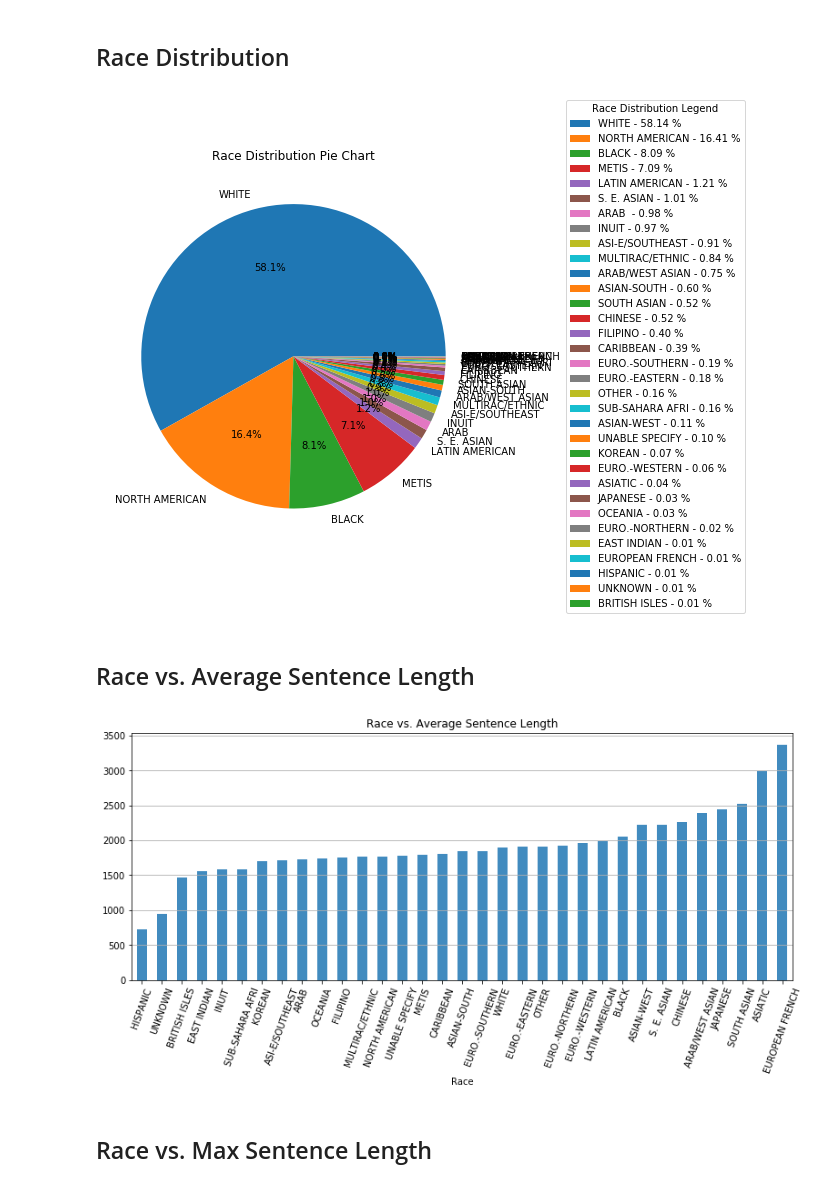
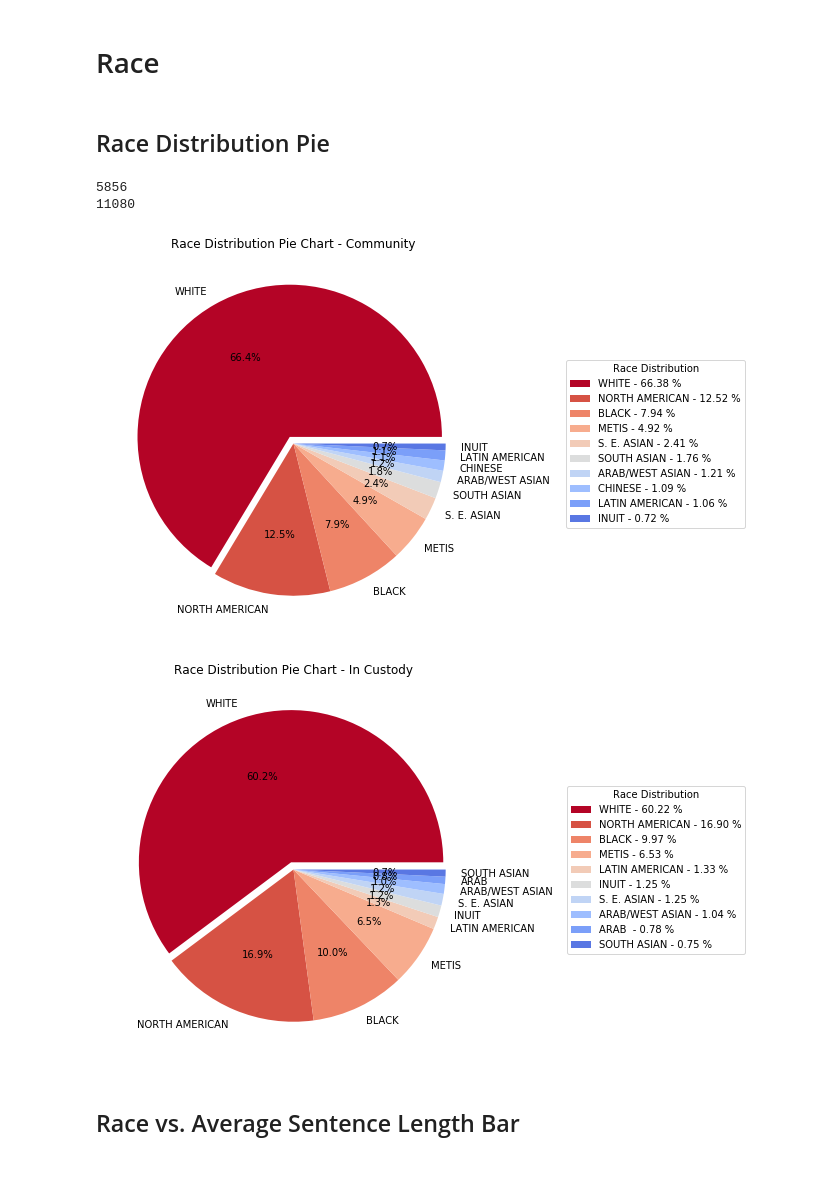
Before and after one commit to jdkipfer/CP321-Project, a Jupyter notebook: Race.ipynb, the cells around one changed output. Saved outputs shown, nothing was run; the diff lists cells and outputs as text; code cells hidden in the pictures.

Commit message:
graphs

```diff
--- a/Race.ipynb
+++ b/Race.ipynb
@@ -3,4 +3,4 @@ import pandas as pd
 import matplotlib.pyplot as plt
 import numpy as np
 # from scipy.stats import binned_statistic
-df_1718 = pd.read_csv('data/2017-2018.csv',sep=',')
+df = pd.read_csv('data/2013-2014.csv',sep=',')
@@ -32,44 +23,44 @@ df_1718 = preprocess(df_1718)
+# %%
+def pie_preprocess(df, should_filter, group_column):
+    df = df[df['Sentence Type']=='DETERMINATE']
+    df = df[group_column].value_counts(sort=True, ascending=False)[:10]
+    x = df.index
+    y = df.values
+    return x, y
 # %%
-def make_pie(x,y):
-    # theme = plt.get_cmap('coolwarm')
-#     explode = (0.05,0,0,0,0,0,0,0,0,0,0,0,0,0,0,0,0,0,0,0)
+def make_pie(x,y, graph_title, legend_title):
+    theme = plt.get_cmap('coolwarm_r')
+    explode = (0.05,0,0,0,0,0,0,0,0,0)
     fig, ax = plt.subplots(figsize=(7, 7))
 
-    # ax.set_prop_cycle("color", [theme(1. * i / len(y))
-    #                              for i in range(len(y))])
+    ax.set_prop_cycle("color", [theme(1. * i / len(y)) for i in range(len(y))])
 
-    wedges, texts, autotexts = ax.pie(y,
-                                           labels=x,
-#                                            explode=explode,
-                                           autopct='%1.1f%%')
+    wedges, texts, autotexts = ax.pie(y,labels=x,explode=explode,autopct='%1.1f%%')
     percent = 100.*y/y.sum()
+    print(y.sum())
     labels = ['{0:5} - {1:1.2f} %'.format(i,j) for i,j in zip(x, percent)]
     ax.legend(wedges,
                    labels,
-                   title="Race Distribution Legend",
+                   title=legend_title,
                    loc="center right",
                    bbox_to_anchor=(1.7, 0.5))
-    ax.set_title('Race Distribution Pie Chart')
+    ax.set_title(graph_title)
+# %%
+df_cm = df[df['In Custody/Community']=='Community']
+df_ct = df[df['In Custody/Community']=='In Custody']
+# %% [markdown]
+# Race
 # %% [markdown]
-## Race Distribution
+## Race Distribution Pie
-# %%
-df_race = df_1718['Race'].value_counts()
-x = df_race.index
-y = df_race.values
-make_pie(x,y)
-# %% [output]
-[figure, removed]
+# %%
+x_cm, y_cm = pie_preprocess(df_cm, True, 'Race')
+x_ct, y_ct = pie_preprocess(df_ct, True, 'Race')
+community_pie = make_pie(x_cm,y_cm, 'Race Distribution Pie Chart - Community', "Race Distribution")
+custody_pie = make_pie(x_ct,y_ct, 'Race Distribution Pie Chart - In Custody', "Race Distribution")
+# %% [output]
+5856
+11080
+[figure, added]
+[figure, added]
 # %% [markdown]
-## Race vs. Average Sentence Length
+## Race vs. Average Sentence Length Bar
-# %%
-df_avg_sentence = df_1718.groupby(['Race'])['Aggregate Sentence Length'].mean().sort_values(ascending=True)
-avg_sentence_bar = df_avg_sentence.plot(kind='bar',
-                                        alpha=0.85,
-                                        figsize=(13,5),
-                                        rot=70,
-                                        title = "Race vs. Average Sentence Length"
-                                       ).grid(axis='y')
-# %% [output]
-[figure, removed]
-# %% [markdown]
-## Race vs. Max Sentence Length
```
Also changed, not shown: parts of 12 cells of this notebook.
